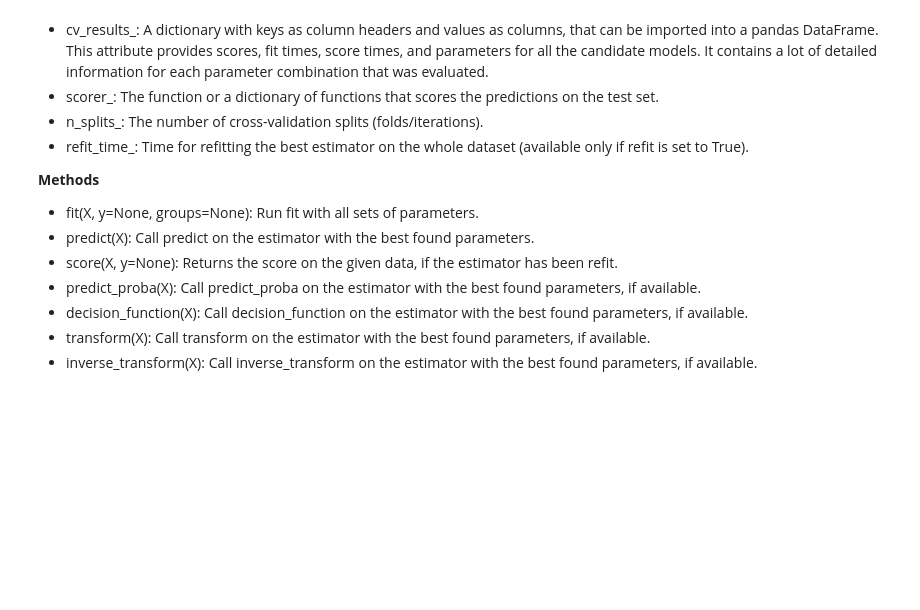
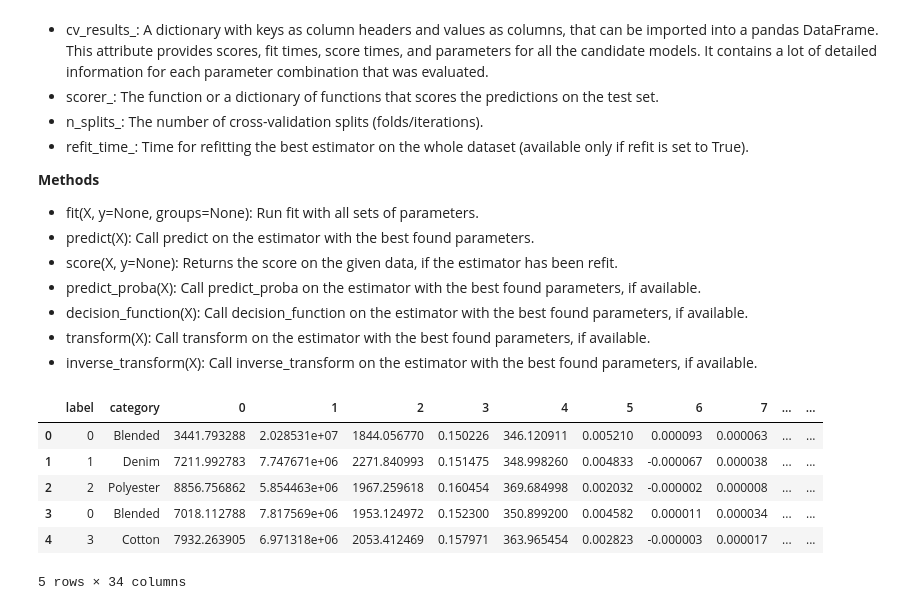
Before and after one commit to elliswmartin/fabric, a Jupyter notebook: svm.ipynb, the cells around one changed output. Drawn from its saved outputs; the diff is of its cells as text; code cells hidden in the pictures; blank space fills up the shorter version.

```diff
--- a/svm.ipynb
+++ b/svm.ipynb
@@ -32,4 +35,15 @@ The function below takes in a test DF, features (which we can modified in the ev
 * decision_function(X): Call decision_function on the estimator with the best found parameters, if available.
 * transform(X): Call transform on the estimator with the best found parameters, if available.
 * inverse_transform(X): Call inverse_transform on the estimator with the best found parameters, if available.
+# %%
+train_df = pd.read_pickle('/Users/erin/Documents/comp-viz/fabric/pkls/train_0406.pkl')
+train_df.head()
+# %% [output]
+|  | label | category | 0 | 1 | 2 | 3 | 4 | 5 | 6 | 7 | ... | ... |
+| 0 | 0 | Blended | 3441.793288 | 2.028531e+07 | 1844.056770 | 0.150226 | 346.120911 | 0.005210 | 0.000093 | 0.000063 | ... | ... |
+| 1 | 1 | Denim | 7211.992783 | 7.747671e+06 | 2271.840993 | 0.151475 | 348.998260 | 0.004833 | -0.000067 | 0.000038 | ... | ... |
+| 2 | 2 | Polyester | 8856.756862 | 5.854463e+06 | 1967.259618 | 0.160454 | 369.684998 | 0.002032 | -0.000002 | 0.000008 | ... | ... |
+| 3 | 0 | Blended | 7018.112788 | 7.817569e+06 | 1953.124972 | 0.152300 | 350.899200 | 0.004582 | 0.000011 | 0.000034 | ... | ... |
+| 4 | 3 | Cotton | 7932.263905 | 6.971318e+06 | 2053.412469 | 0.157971 | 363.965454 | 0.002823 | -0.000003 | 0.000017 | ... | ... |
+5 rows × 34 columns
 # %%
```
Also changed, not shown: parts of 5 cells of this notebook.
